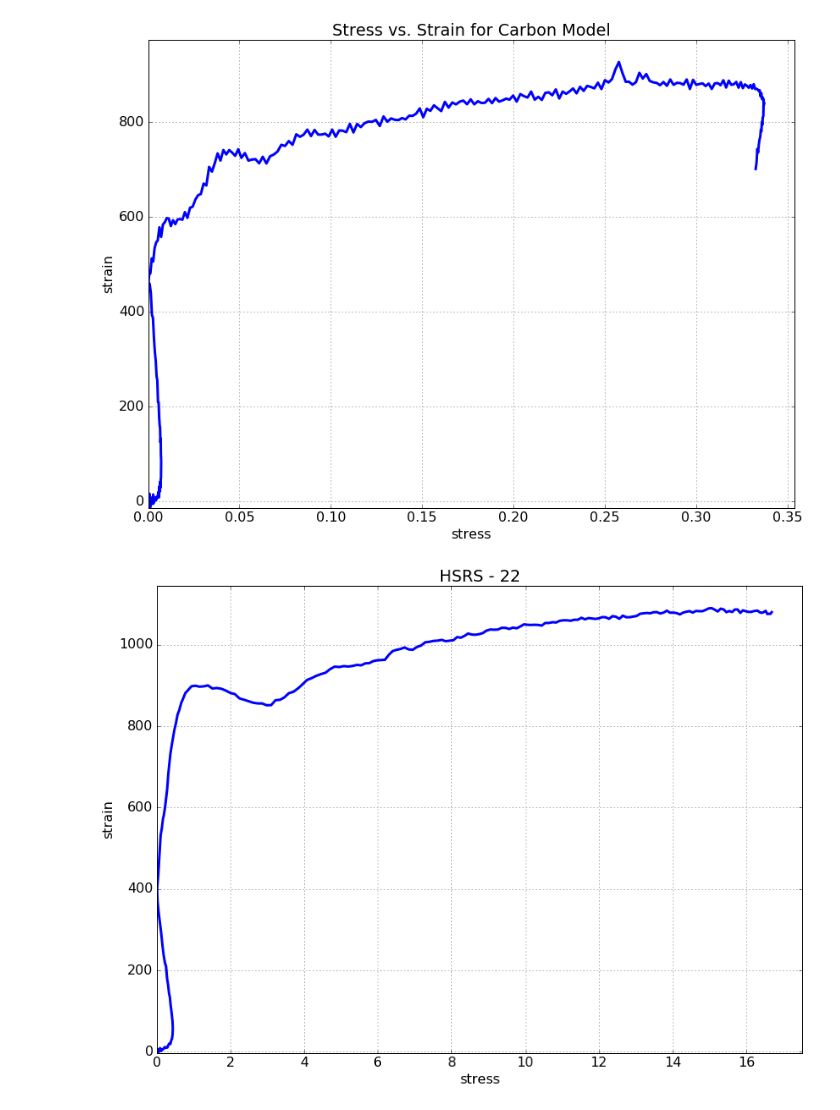
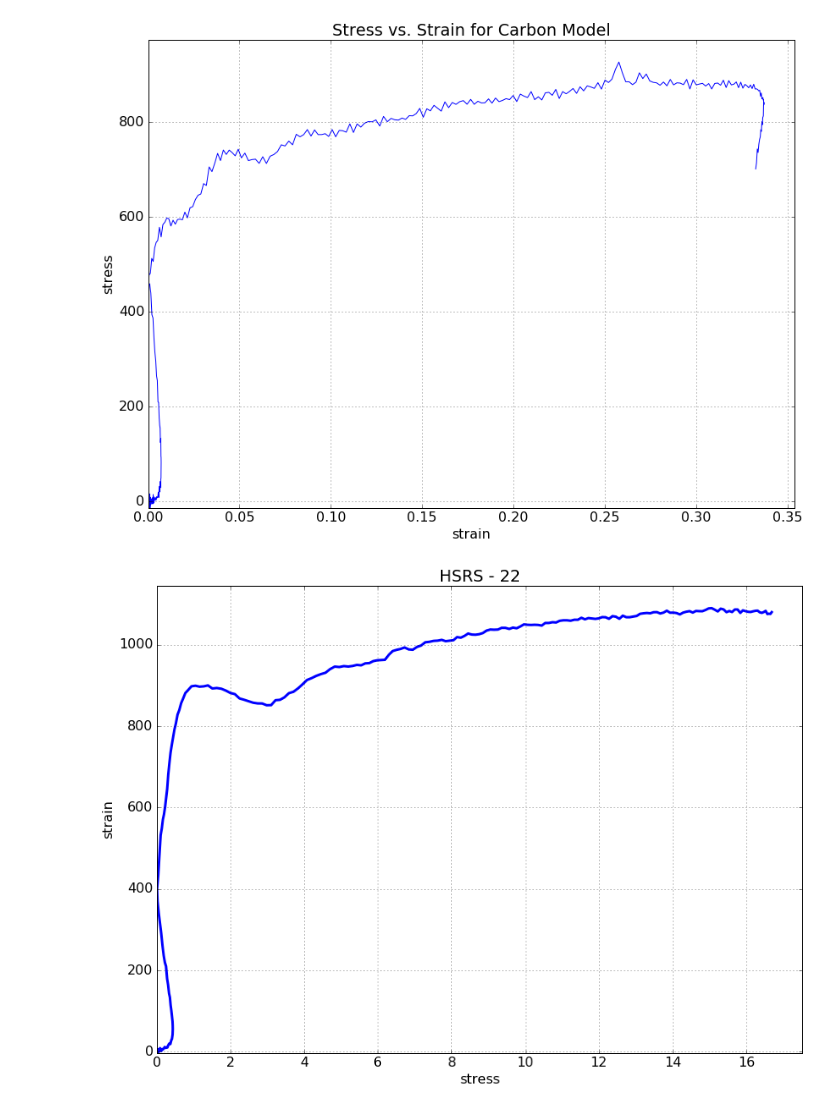
Before and after one commit to ednusi/MatPy, a Jupyter notebook: Testing Optimization on Carbon Data from XML.ipynb, the cells around one changed output. Cells and saved outputs as stored; diff of their text form; code cells hidden in the pictures.

```diff
--- a/Testing Optimization on Carbon Data from XML.ipynb
+++ b/Testing Optimization on Carbon Data from XML.ipynb
@@ -60,32 +60,32 @@ plt.show()
 # %%
 %matplotlib inline
 import numpy as np
 import matplotlib.pyplot as plt
-
+import graph_suite as plot
 import test_suite
 reload(test_suite)
 
 from DataModelDict import DataModelDict as dmd
 
 table = dmd(open('kolskybar.xml', "r")).find('stressStrain')
 
 distable = []
 
 for row in table['rows'].iteraslist('row'):
 
         disrow = []
 
         for column in row.iteraslist('column'):
                 disrow.append(column['#text'])
 
         distable.append(disrow)
 
 del distable[0] # gets rid of header
 distable = np.array(distable)
 
-test_suite.plot2D(distable,'stress','strain','Stress vs. Strain for Carbon Model')
+plot.plot2D(distable,'strain','stress','Stress vs. Strain for Carbon Model')
 # %% [output]
-[figure, old version]
+[figure, new version]
 # %%
 data = np.loadtxt('ref/HSRS/22')
 
```
Also changed, not shown: parts of 1 cell of this notebook, 7 other files.
